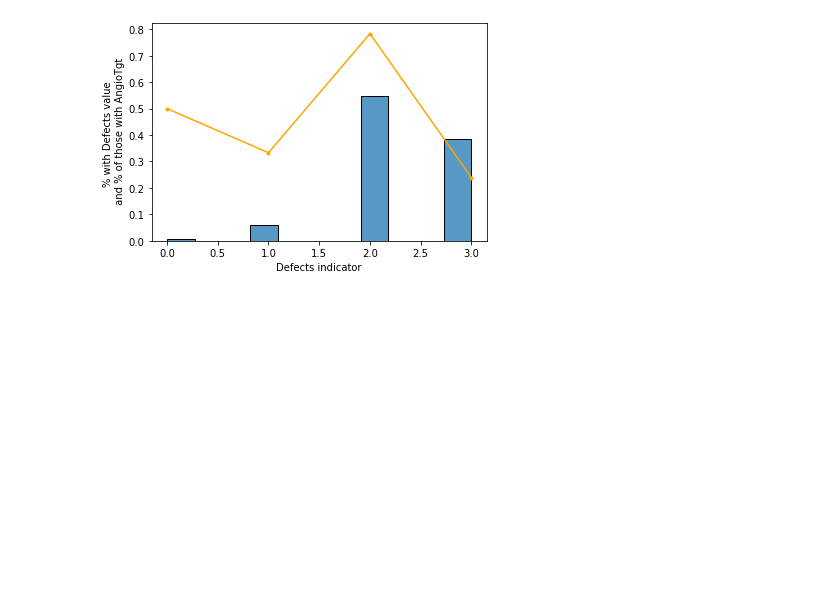
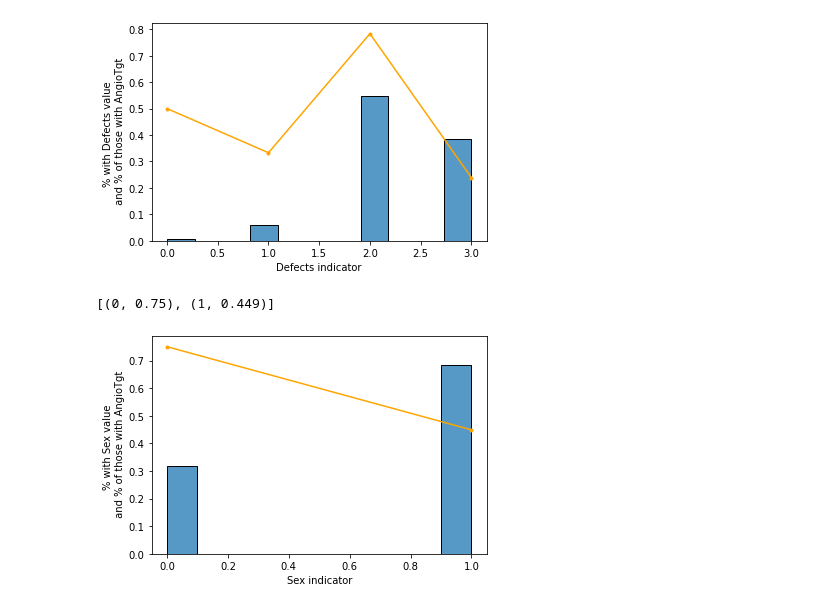
Before and after one commit to BradDoty/KaggleHeartDiseaseUCI, a Jupyter notebook: Notebooks/Capstone 2 -- Exploratory Data Analysis.ipynb, the cells around one changed output. Drawn from its saved outputs; the diff is of its cells as text; code cells hidden in the pictures; blank space fills up the shorter version.

```diff
--- a/Notebooks/Capstone 2 -- Exploratory Data Analysis.ipynb
+++ b/Notebooks/Capstone 2 -- Exploratory Data Analysis.ipynb
@@ -148,3 +147,8 @@ trendOverCategory('Defects')
 # %% [output]
 [(0, 0.5), (1, 0.333), (2, 0.783), (3, 0.239)]
 [figure]
+# %%
+trendOverCategory('Sex')
+# %% [output]
+[(0, 0.75), (1, 0.449)]
+[figure, added]
```
Also changed, not shown: parts of 3 cells of this notebook, 1 other file.
